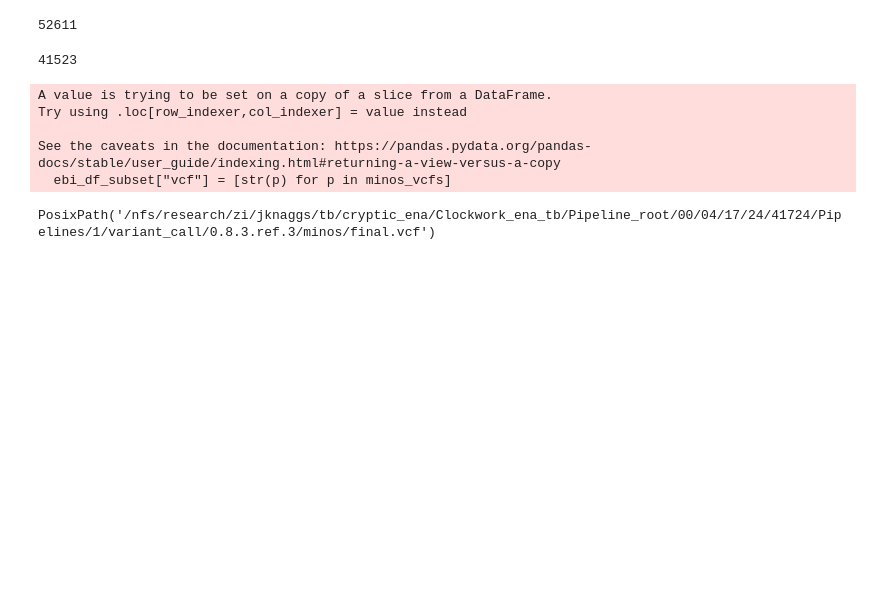
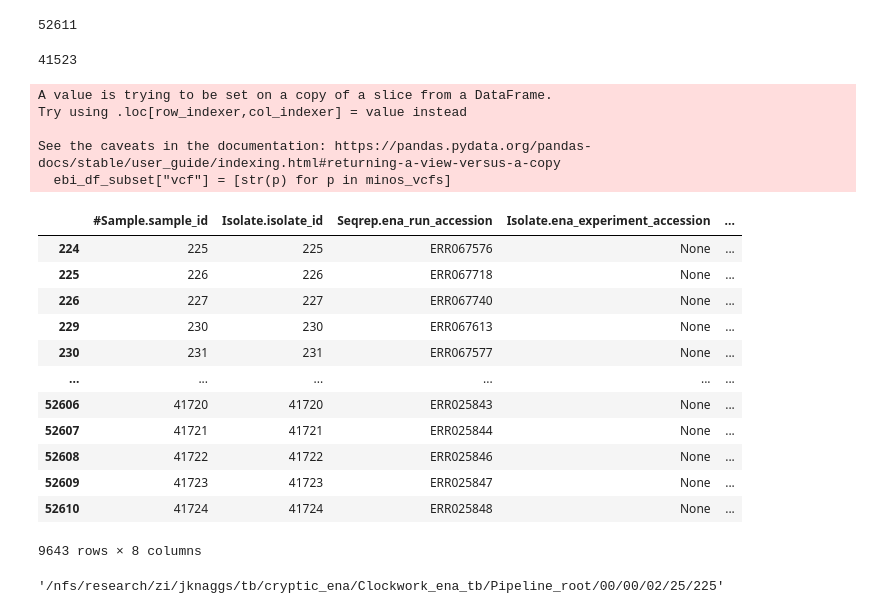
Before and after one commit to mbhall88/WHO-correspondence, a Jupyter notebook: docs/vcfs/data-cleaning.ipynb, the cells around one changed output. Drawn from its saved outputs; the diff is of its cells as text; code cells hidden in the pictures; blank space fills up the shorter version.

```diff
--- a/docs/vcfs/data-cleaning.ipynb
+++ b/docs/vcfs/data-cleaning.ipynb
@@ -45,7 +45,7 @@ who_runs = set(who_df["run"])
 len(who_runs)
 who_samples = set(who_df["biosample"]).union(set(who_df["sample"]))
 # %%
-ebi_df_subset = ebi_df.query("`Seqrep.ena_run_accession` in @who_runs or `Sample.ena_sample_accession` in @who_samples")
+ebi_df_subset = ebi_df.query("`Seqrep.ena_run_accession` in @who_runs")
 # %%
 len(ebi_df_subset)
 # %% [output]
@@ -126,4 +126,16 @@ with open("to_rsync.fofn", "w") as fp:
-# %%
-p
-# %% [output]
-PosixPath('/nfs/research/zi/jknaggs/tb/cryptic_ena/Clockwork_ena_tb/Pipeline_root/00/04/17/24/41724/Pipelines/1/variant_call/0.8.3.ref.3/minos/final.vcf')
+# %%
+ebi_df_subset
+# %% [output]
+|  | #Sample.sample_id | Isolate.isolate_id | Seqrep.ena_run_accession | Isolate.ena_experiment_accession | ... |
+| 224 | 225 | 225 | ERR067576 | None | ... |
+| 225 | 226 | 226 | ERR067718 | None | ... |
+| 226 | 227 | 227 | ERR067740 | None | ... |
+| 229 | 230 | 230 | ERR067613 | None | ... |
+| 230 | 231 | 231 | ERR067577 | None | ... |
+| ... | ... | ... | ... | ... | ... |
+| 52606 | 41720 | 41720 | ERR025843 | None | ... |
+| 52607 | 41721 | 41721 | ERR025844 | None | ... |
+| 52608 | 41722 | 41722 | ERR025846 | None | ... |
+| 52609 | 41723 | 41723 | ERR025847 | None | ... |
+| 52610 | 41724 | 41724 | ERR025848 | None | ... |
+9643 rows × 8 columns
@@ -129,0 +151,4 @@ PosixPath('/nfs/research/zi/jknaggs/tb/cryptic_ena/Clockwork_ena_tb/Pipeline_roo
+# %%
+df.iloc[0]["Pipeline_output"]
+# %% [output]
+'/nfs/research/zi/jknaggs/tb/cryptic_ena/Clockwork_ena_tb/Pipeline_root/00/00/02/25/225'
```
Also changed, not shown: parts of 14 cells of this notebook, 3 other files.
